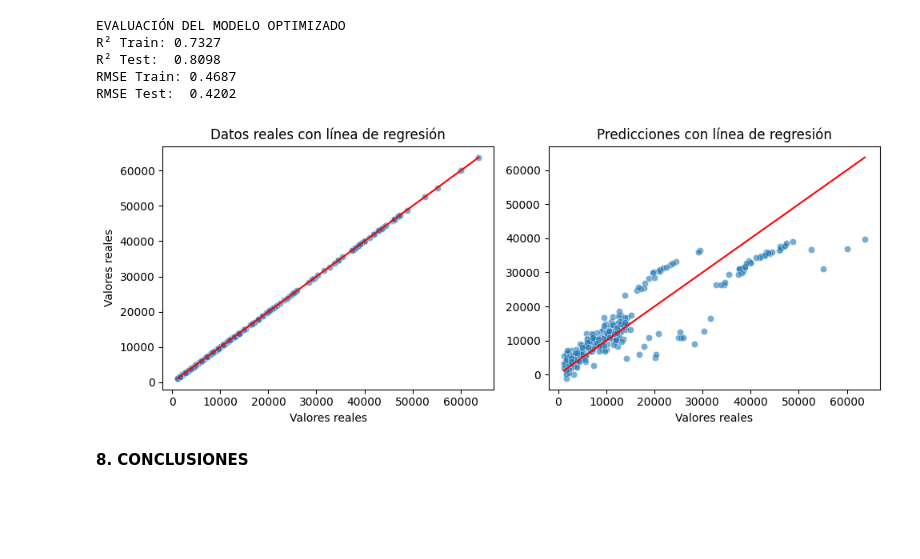
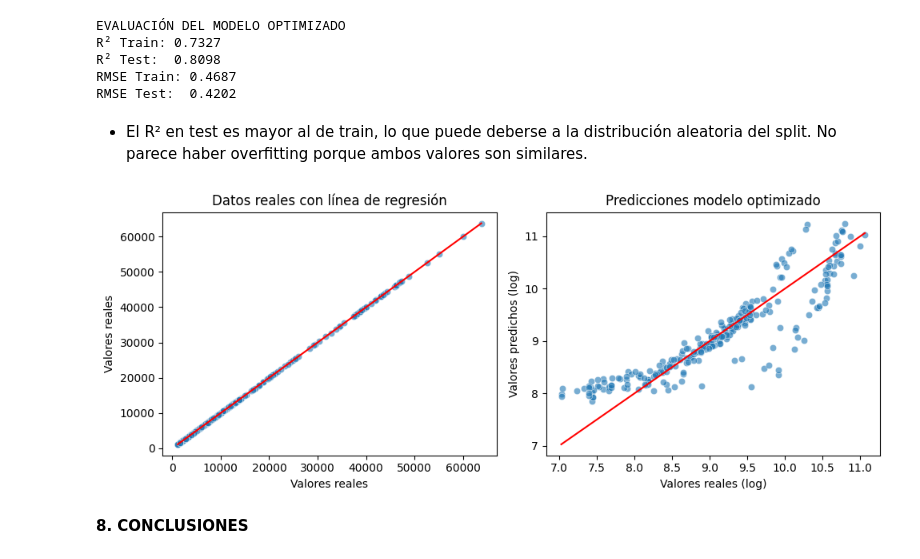
Before and after one commit to 4GeeksAcademy/alemantellini-machine-learning, a Jupyter notebook: src/02-linear-regression-medical-insurance-cost.ipynb, the cells around one changed output. Cells and saved outputs as stored; diff of their text form; code cells hidden in the pictures; blank space fills up the shorter version.

```diff
--- a/src/02-linear-regression-medical-insurance-cost.ipynb
+++ b/src/02-linear-regression-medical-insurance-cost.ipynb
@@ -443,30 +443,32 @@ R² Train: 0.7327
 R² Test:  0.8098
 RMSE Train: 0.4687
 RMSE Test:  0.4202
+# %% [markdown]
+- El R² en test es mayor al de train, lo que puede deberse a la distribución aleatoria del split. No parece haber overfitting porque ambos valores son similares.
 # %%
 # COMPARO EL VALOR PREDICHO VS EL VALOR REAL
 fig, axis = plt.subplots(1, 2, figsize=(10, 4))
 
-# DATOS REALES
+# DATOS REALES (modelo original)
 sns.scatterplot(ax=axis[0], x=y_test, y=y_test, alpha=0.6)
 sns.lineplot(ax=axis[0], x=[y_test.min(), y_test.max()],
              y=[y_test.min(), y_test.max()], color='red')
 axis[0].set_title("Datos reales con línea de regresión")
 axis[0].set_xlabel("Valores reales")
 axis[0].set_ylabel("Valores reales")
 
-# PREDICCIONES
-sns.scatterplot(ax=axis[1], x=y_test, y=y_pred, alpha=0.6)
-sns.lineplot(ax=axis[1], x=[y_test.min(), y_test.max()],
-             y=[y_test.min(), y_test.max()], color='red')
-axis[1].set_title("Predicciones con línea de regresión")
-axis[1].set_xlabel("Valores reales")
-axis[1].set_ylabel(None)
+# PREDICCIONES (modelo optimizado con log)
+sns.scatterplot(ax=axis[1], x=y_test2, y=y_pred2, alpha=0.6)
+sns.lineplot(ax=axis[1], x=[y_test2.min(), y_test2.max()],
+             y=[y_test2.min(), y_test2.max()], color='red')
+axis[1].set_title("Predicciones modelo optimizado")
+axis[1].set_xlabel("Valores reales (log)")
+axis[1].set_ylabel("Valores predichos (log)")
 
 plt.tight_layout()
 plt.show()
 # %% [output]
-[figure, old version]
+[figure, new version]
 # %% [markdown]
 **8. CONCLUSIONES**
 # %% [markdown]
```
Also changed, not shown: parts of 1 cell of this notebook.
